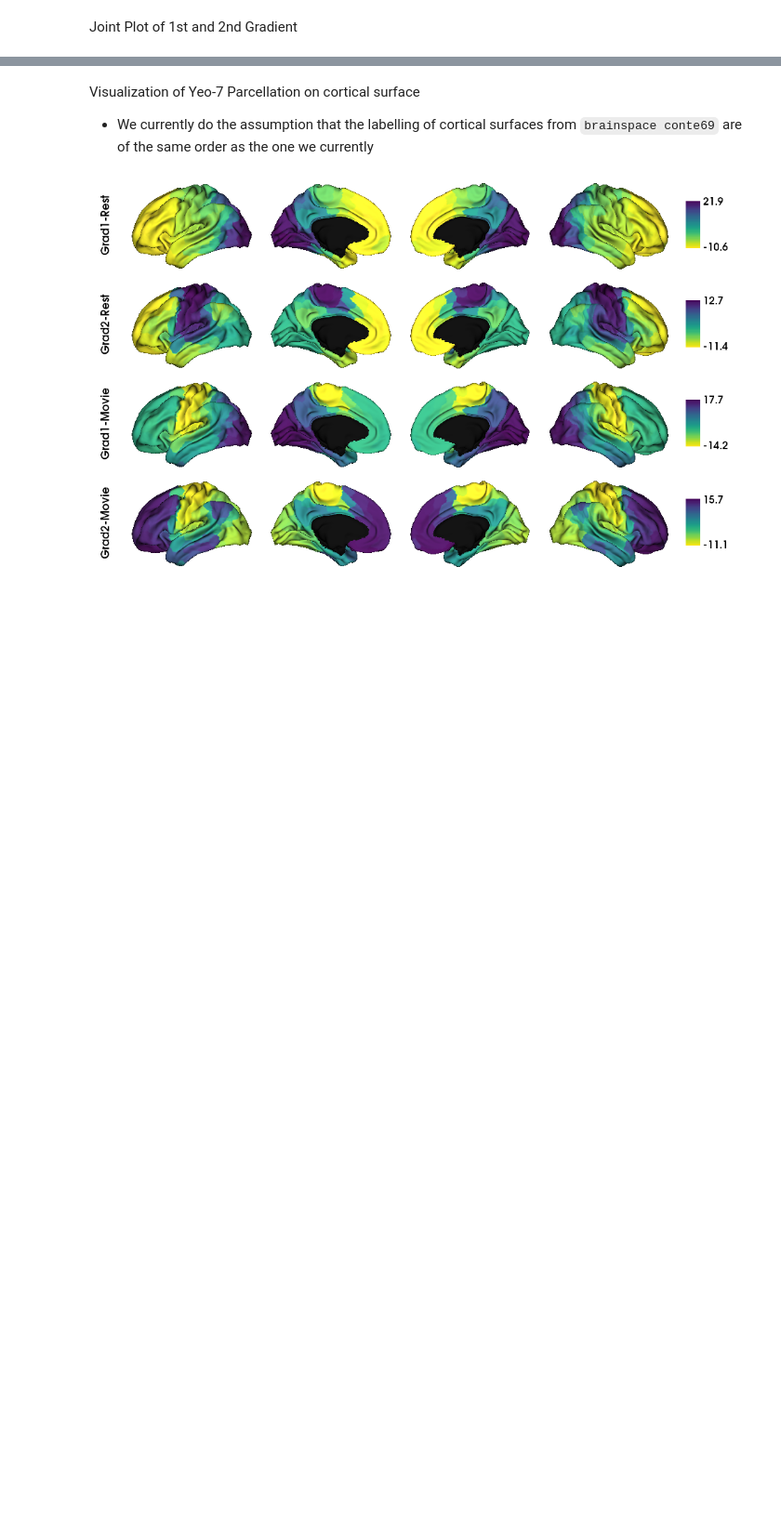
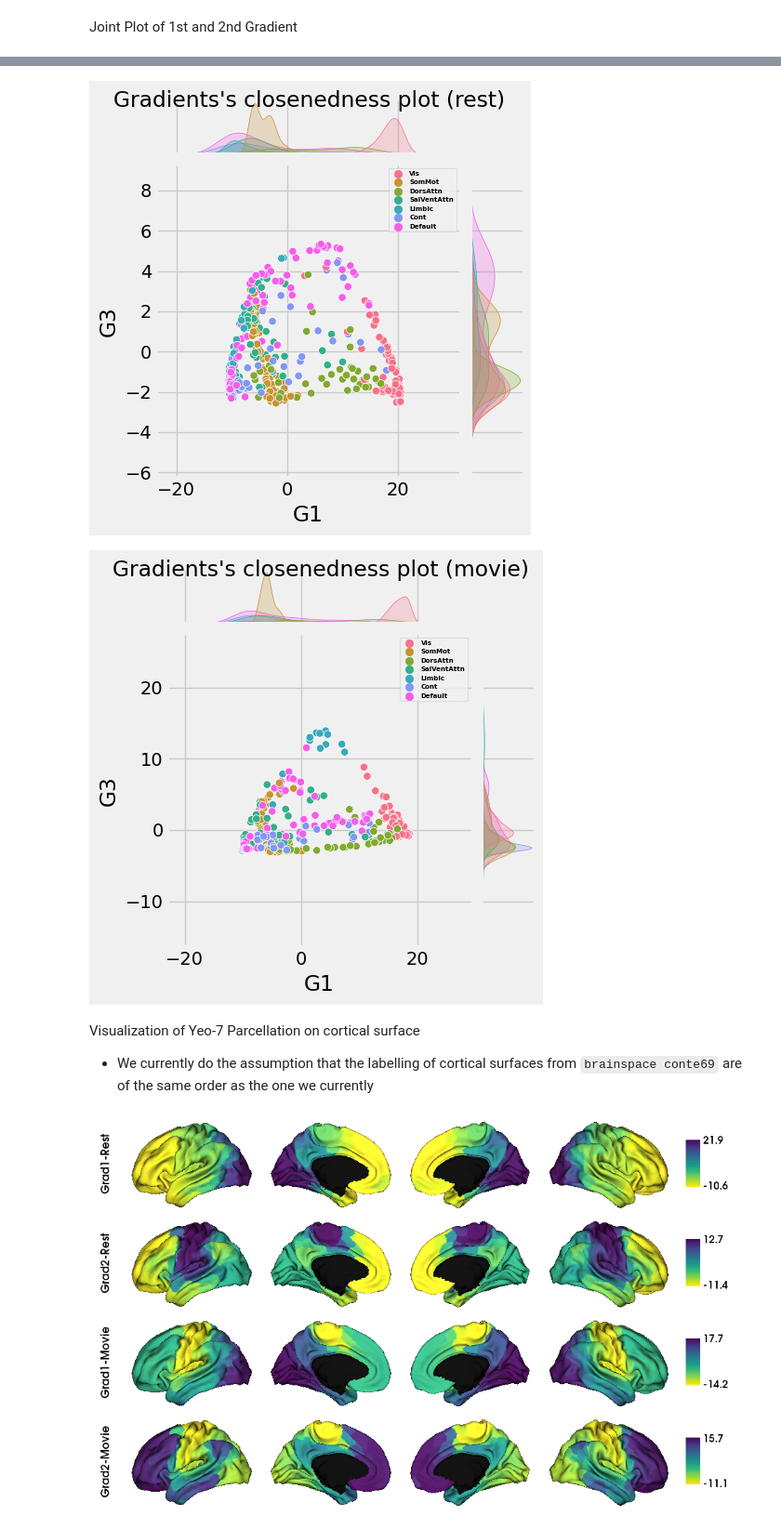
Before and after one commit to MIPLabCH/emoguide_gradients, a Jupyter notebook: fmri_connectome.ipynb, the cells around one changed output, grey strips where cells are left out. Shown at 93% size. Saved outputs shown, nothing was run; the diff lists cells and outputs as text; code cells hidden in the pictures; blank space fills up the shorter version.

```diff
--- a/fmri_connectome.ipynb
+++ b/fmri_connectome.ipynb
@@ -158,3 +200,22 @@ for i in range(2):
+# %%
+coloring  = [partial_region_movie[i] for i in range(400)]
+
+gs = [g_rests, g_movies]
+
+ts = ['rest', 'movie']
+for i in range(2):
+    # we keep exact same coloring method: same encoding
+    if i == 0:
+        tmp_df = {"G1":gs[i].gradients_[:,0] , "G3": gs[i].gradients_[:,2], "region": coloring}
+    else:
+        tmp_df = {"G1":gs[i].aligned_[:,0] , "G3": gs[i].aligned_[:,2], "region": coloring}
+    ax     = sns.jointplot(data=tmp_df, x="G1", y="G3", hue="region", height=5)
+    ax.fig.suptitle("Gradients's closenedness plot ({})".format(ts[i]))
+    legend_properties = {'weight':'bold','size':5}
+    ax.ax_joint.legend(prop=legend_properties,loc='upper right')
+# %% [output]
+[figure, added]
+[figure, added]
 # %% [markdown]
 Visualization of Yeo-7 Parcellation on cortical surface
 - We currently do the assumption that the labelling of cortical surfaces from `brainspace conte69` are of the same order as the one we currently
```
Also changed, not shown: parts of 11 cells of this notebook, 31 other files.
